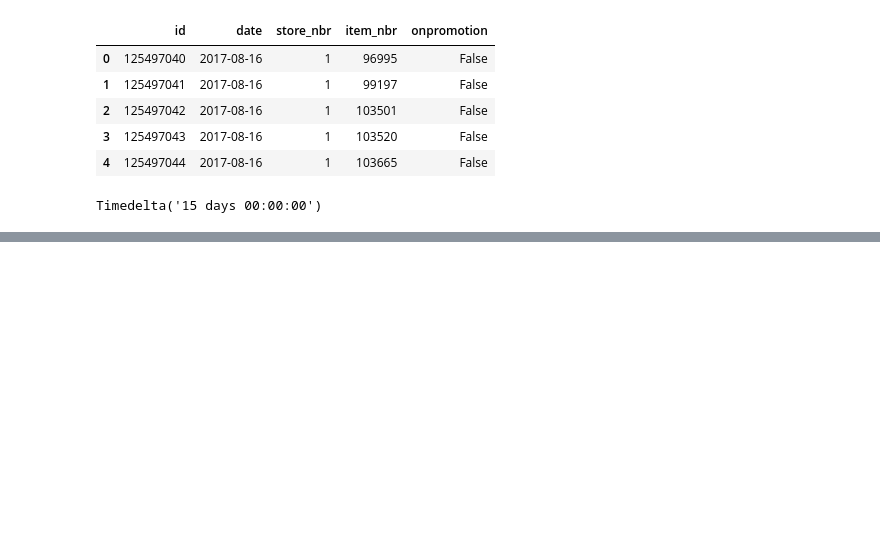
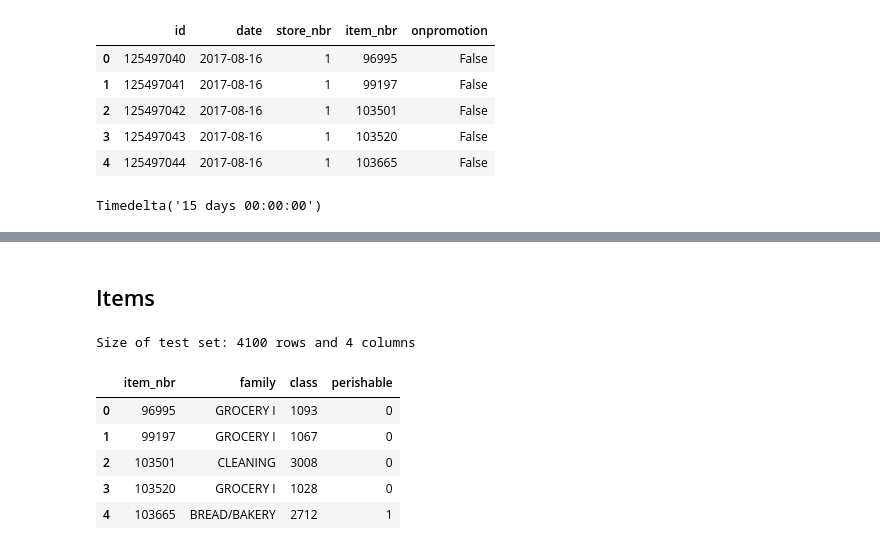
Before and after one commit to alekseisolovev/kaggle, a Jupyter notebook: favorita-sales/favorita_sales_eda.ipynb, the cells around one changed output, grey strips where cells are left out. Drawn from its saved outputs; the diff is of its cells as text; code cells hidden in the pictures; blank space fills up the shorter version.

```diff
--- a/favorita-sales/favorita_sales_eda.ipynb
+++ b/favorita-sales/favorita_sales_eda.ipynb
@@ -94,0 +136,15 @@ Timedelta('15 days 00:00:00')
+# %% [markdown]
+## Items
+# %%
+df_items = pd.read_csv('items.csv')
+
+print('Size of test set: {} rows and {} columns'.format(*df_items.shape))
+df_items.head()
+# %% [output]
+Size of test set: 4100 rows and 4 columns
+|  | item_nbr | family | class | perishable |
+| 0 | 96995 | GROCERY I | 1093 | 0 |
+| 1 | 99197 | GROCERY I | 1067 | 0 |
+| 2 | 103501 | CLEANING | 3008 | 0 |
+| 3 | 103520 | GROCERY I | 1028 | 0 |
+| 4 | 103665 | BREAD/BAKERY | 2712 | 1 |
```
Also changed, not shown: parts of 11 cells of this notebook.
